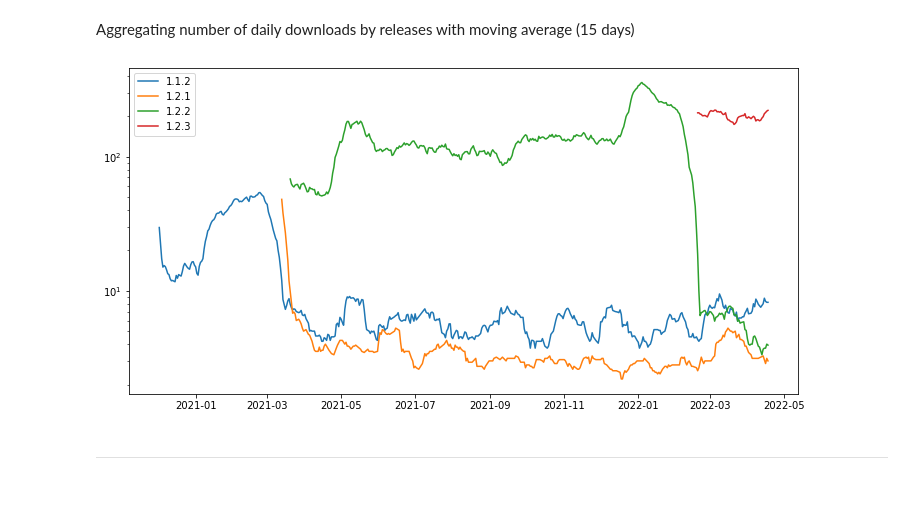
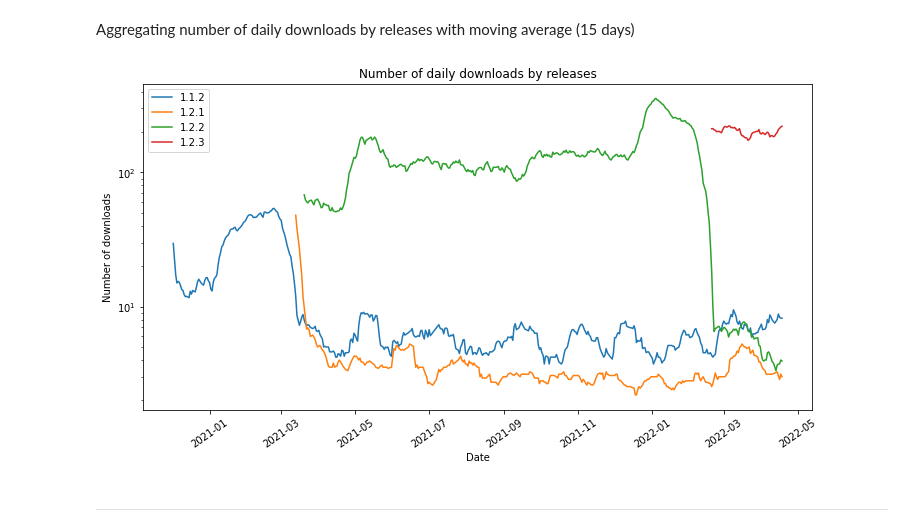
Before and after one commit to sscu-budapest/explorer, a Jupyter notebook: dec-setup/pypi_downloads/intro.ipynb, the cells around one changed output. Saved outputs shown, nothing was run; the diff lists cells and outputs as text; code cells hidden in the pictures; blank space fills up the shorter version.

```diff
--- a/dec-setup/pypi_downloads/intro.ipynb
+++ b/dec-setup/pypi_downloads/intro.ipynb
@@ -109,12 +116,16 @@ source = (
 # %%
 fig, axes = plt.subplots()
 for cat in source.index.get_level_values(1).unique():
     axes.plot(source[:, cat].index, source[:, cat], label=cat)
 axes.legend()
 axes.set_yscale('log')
+plt.title("Number of daily downloads by releases")
+plt.xlabel("Date")
+plt.xticks(rotation = 35)
+plt.ylabel("Number of downloads")
 plt.show()
 # %% [output]
-[figure, old version]
+[figure, new version]
 # %% [markdown]
 -----
 # %% [markdown]
```
Also changed, not shown: parts of 5 cells of this notebook, 1 other file.
